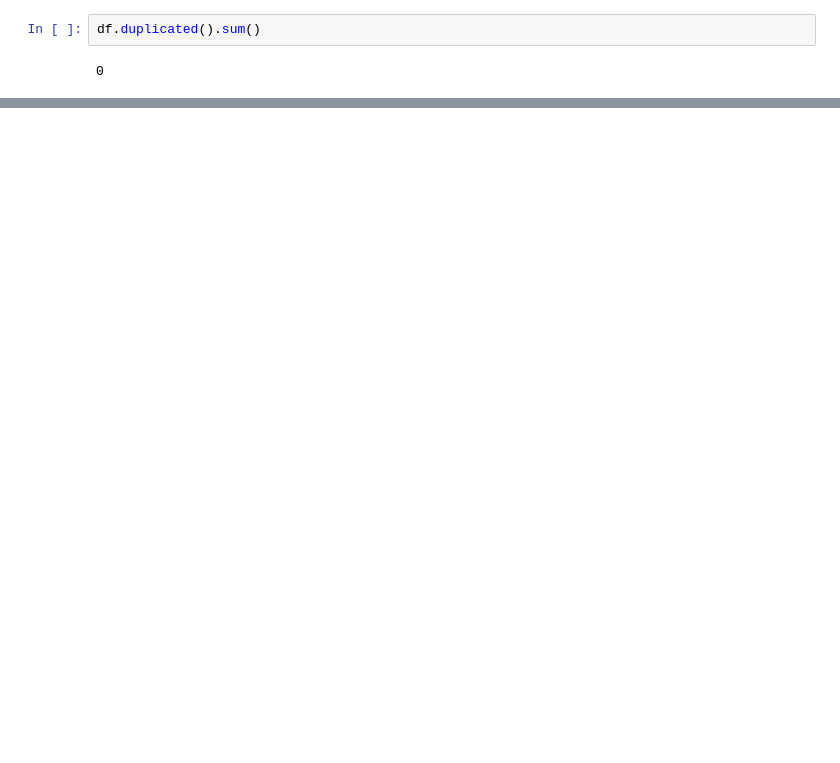
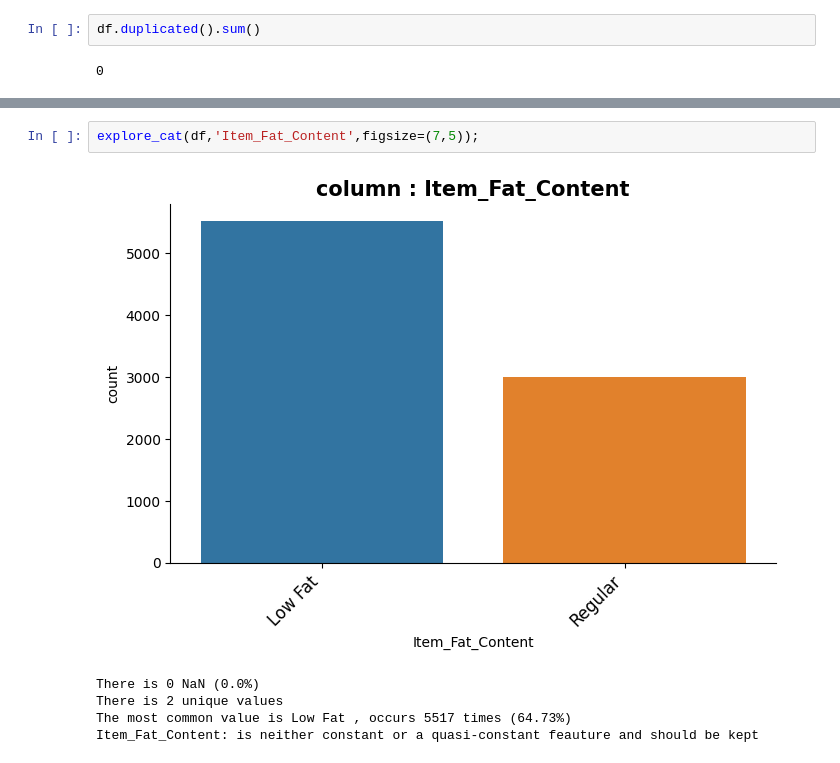
Before and after one commit to medayoubaziz/sales-predictions, a Jupyter notebook: sales_predictions.ipynb, the cells around one changed output, grey strips where cells are left out. Drawn from its saved outputs; the diff is of its cells as text; blank space fills up the shorter version.

```diff
--- a/sales_predictions.ipynb
+++ b/sales_predictions.ipynb
@@ -422,0 +365,8 @@ X_test_processed = col_transformer.transform(X_test)
+# %%
+explore_cat(df,'Item_Fat_Content',figsize=(7,5));
+# %% [output]
+[figure, added]
+There is 0 NaN (0.0%)
+There is 2 unique values
+The most common value is Low Fat , occurs 5517 times (64.73%)
+Item_Fat_Content: is neither constant or a quasi-constant feauture and should be kept
```
Also changed, not shown: parts of 124 cells of this notebook.
